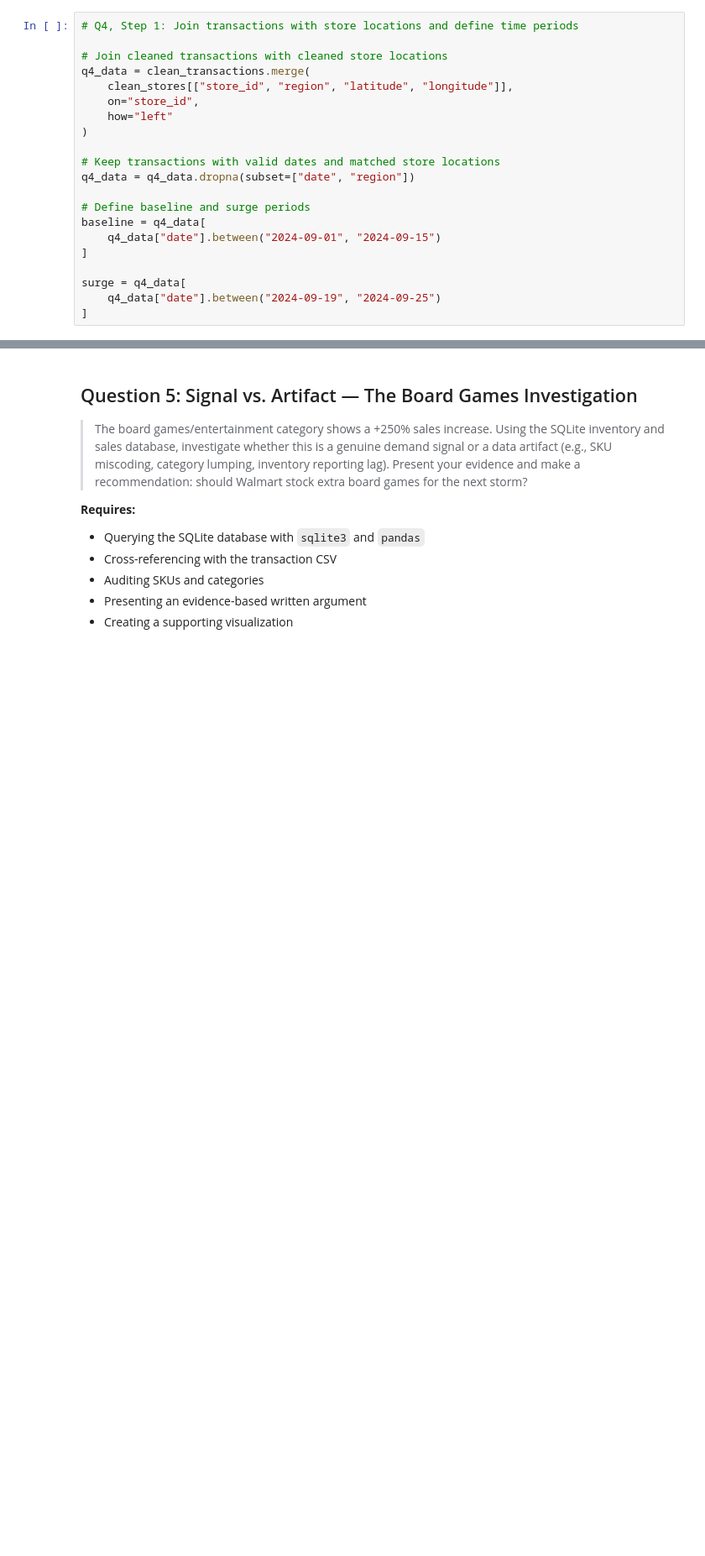
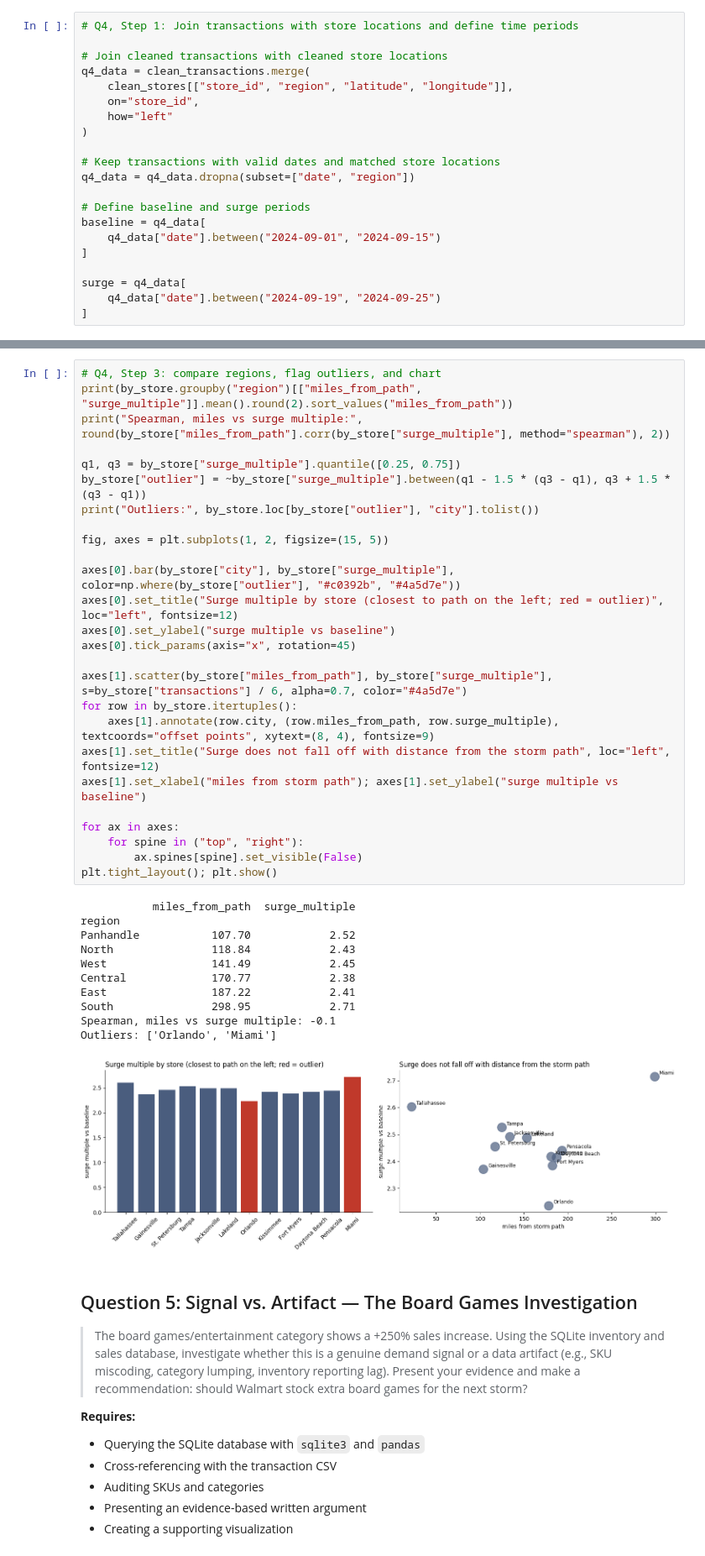
Before and after one commit to simichakravarty16/walmart-hurricane-project, a Jupyter notebook: notebooks/team_notebook.ipynb, the cells around one changed output, grey strips where cells are left out. Shown at 84% size. Drawn from its saved outputs; the diff is of its cells as text; blank space fills up the shorter version.

```diff
--- a/notebooks/team_notebook.ipynb
+++ b/notebooks/team_notebook.ipynb
@@ -1914,3 +1969,41 @@ surge = q4_data[
+# %%
+# Q4, Step 3: compare regions, flag outliers, and chart
+print(by_store.groupby("region")[["miles_from_path", "surge_multiple"]].mean().round(2).sort_values("miles_from_path"))
+print("Spearman, miles vs surge multiple:", round(by_store["miles_from_path"].corr(by_store["surge_multiple"], method="spearman"), 2))
+
+q1, q3 = by_store["surge_multiple"].quantile([0.25, 0.75])
+by_store["outlier"] = ~by_store["surge_multiple"].between(q1 - 1.5 * (q3 - q1), q3 + 1.5 * (q3 - q1))
+print("Outliers:", by_store.loc[by_store["outlier"], "city"].tolist())
+
+fig, axes = plt.subplots(1, 2, figsize=(15, 5))
+
+axes[0].bar(by_store["city"], by_store["surge_multiple"], color=np.where(by_store["outlier"], "#c0392b", "#4a5d7e"))
+axes[0].set_title("Surge multiple by store (closest to path on the left; red = outlier)", loc="left", fontsize=12)
+axes[0].set_ylabel("surge multiple vs baseline")
+axes[0].tick_params(axis="x", rotation=45)
+
+axes[1].scatter(by_store["miles_from_path"], by_store["surge_multiple"], s=by_store["transactions"] / 6, alpha=0.7, color="#4a5d7e")
+for row in by_store.itertuples():
+    axes[1].annotate(row.city, (row.miles_from_path, row.surge_multiple), textcoords="offset points", xytext=(8, 4), fontsize=9)
+axes[1].set_title("Surge does not fall off with distance from the storm path", loc="left", fontsize=12)
+axes[1].set_xlabel("miles from storm path"); axes[1].set_ylabel("surge multiple vs baseline")
+
+for ax in axes:
+    for spine in ("top", "right"):
+        ax.spines[spine].set_visible(False)
+plt.tight_layout(); plt.show()
+# %% [output]
+           miles_from_path  surge_multiple
+region
+Panhandle           107.70            2.52
+North               118.84            2.43
+West                141.49            2.45
+Central             170.77            2.38
+East                187.22            2.41
+South               298.95            2.71
+Spearman, miles vs surge multiple: -0.1
+Outliers: ['Orlando', 'Miami']
+[figure, added]
 # %% [markdown]
 ## Question 5: Signal vs. Artifact — The Board Games Investigation
 
```
Also changed, not shown: parts of 3 cells of this notebook.
